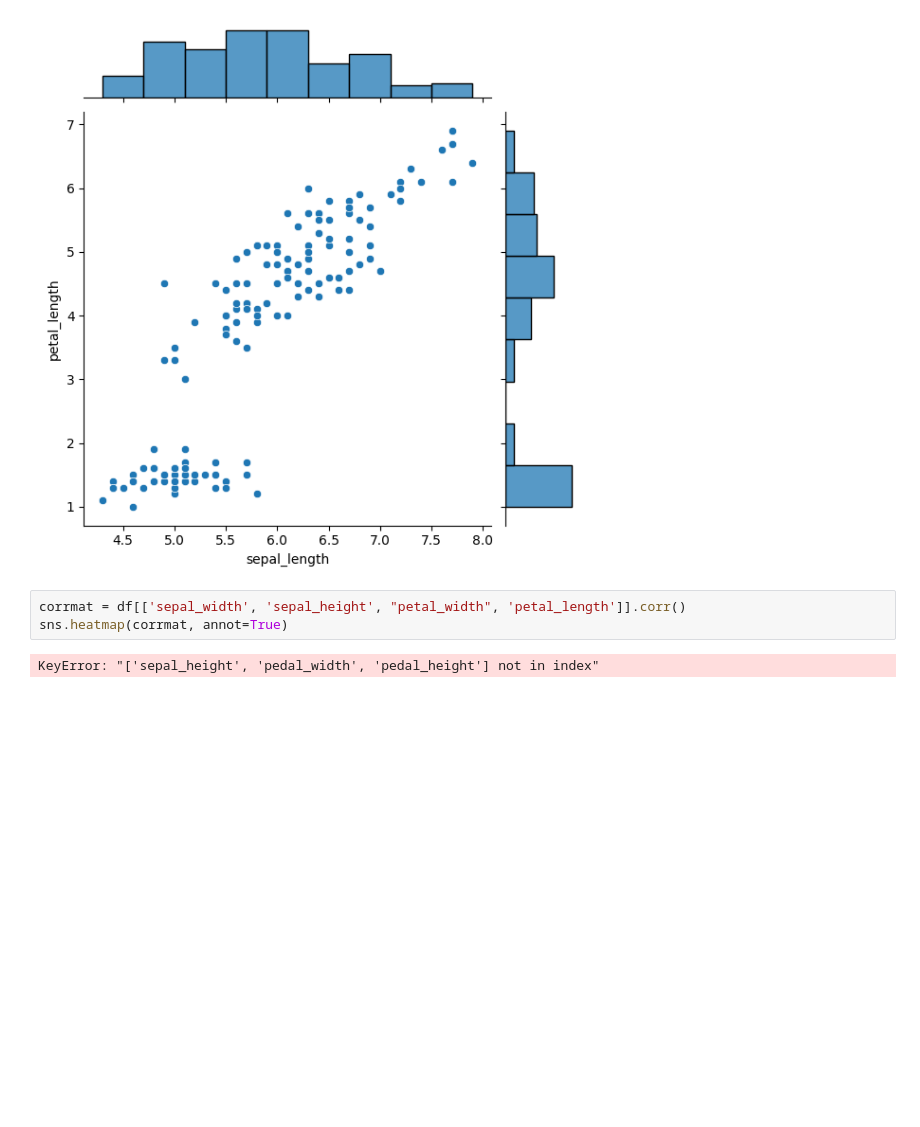
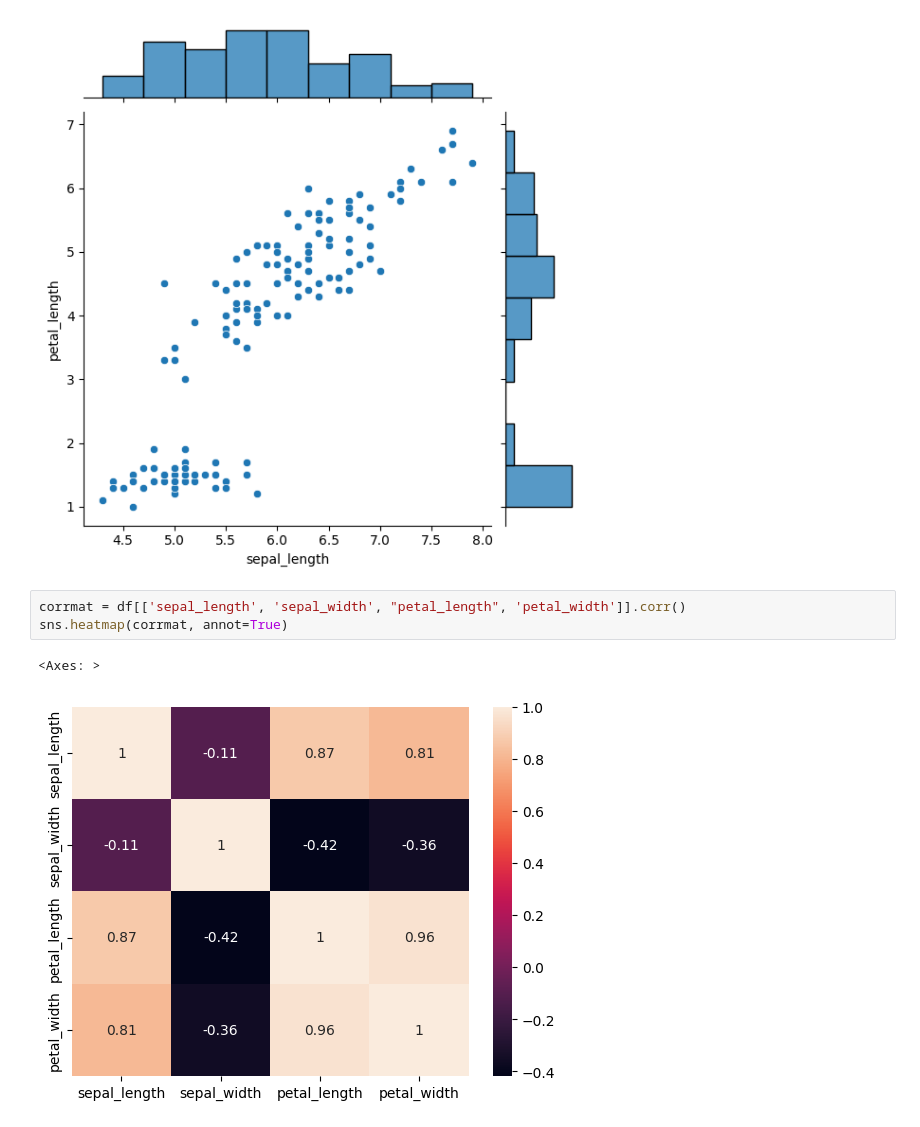
Before and after one commit to CakeOfPain/DHBW-Programming-1, a Jupyter notebook: notebooks/machineLearning/datenimport-und-vorbereitung.ipynb, the cells around one changed output. Saved outputs shown, nothing was run; the diff lists cells and outputs as text; blank space fills up the shorter version.

Commit message:
Worked on data import with pandas and data visualization with seaborn

```diff
--- a/notebooks/machineLearning/datenimport-und-vorbereitung.ipynb
+++ b/notebooks/machineLearning/datenimport-und-vorbereitung.ipynb
@@ -170,7 +170,8 @@ sns.jointplot(x=df['sepal_length'], y=df['petal_length'])
 <seaborn.axisgrid.JointGrid at 0x...>
 [figure]
 # %%
-corrmat = df[['sepal_width', 'sepal_height', "petal_width", 'petal_length']].corr()
+corrmat = df[['sepal_length', 'sepal_width', "petal_length", 'petal_width']].corr()
 sns.heatmap(corrmat, annot=True)
 # %% [output]
-KeyError: "['sepal_height', 'pedal_width', 'pedal_height'] not in index"
+<Axes: >
+[figure, added]
```
